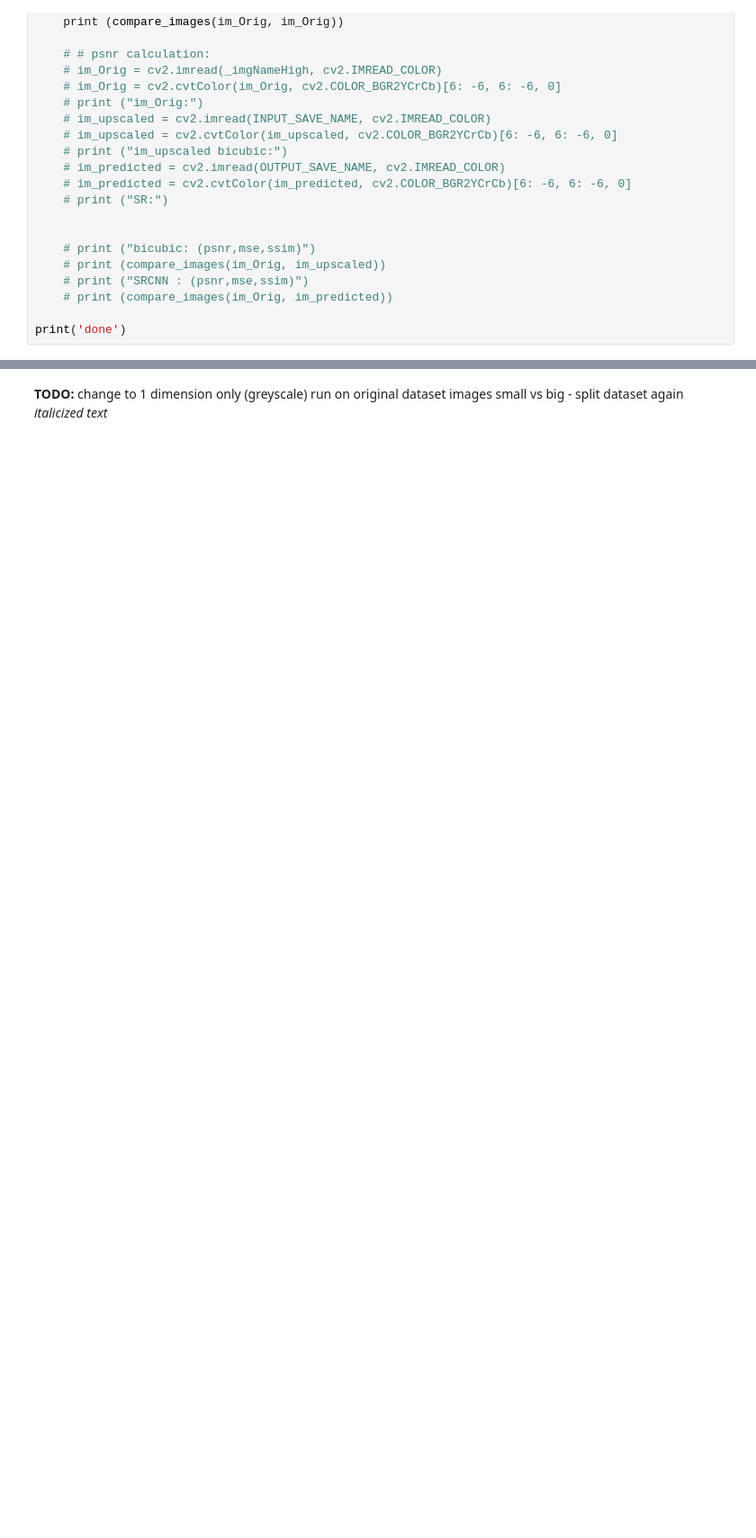
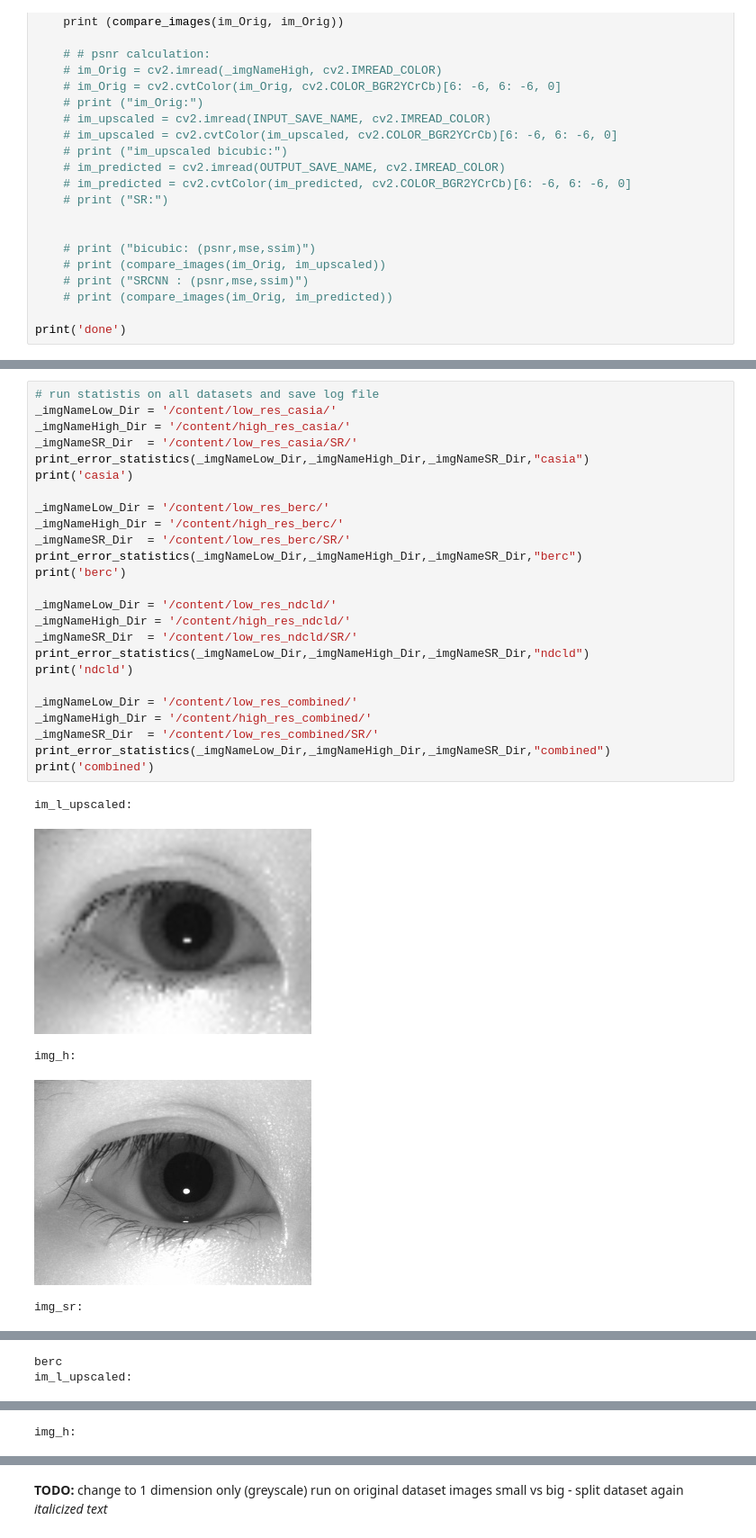
Before and after one commit to artiumb/IRIS_SR_CNN, a Jupyter notebook: SRCNN_Keras.ipynb, the cells around one changed output, grey strips where cells are left out. Shown: that part at 90% size. Saved outputs shown, nothing was run; the diff lists cells and outputs as text; blank space fills up the shorter version.

```diff
--- a/SRCNN_Keras.ipynb
+++ b/SRCNN_Keras.ipynb
@@ -873,0 +903,31 @@ done
+# %%
+# run statistis on all datasets and save log file
+_imgNameLow_Dir = '/content/low_res_casia/'
+_imgNameHigh_Dir = '/content/high_res_casia/'
+_imgNameSR_Dir  = '/content/low_res_casia/SR/'
+print_error_statistics(_imgNameLow_Dir,_imgNameHigh_Dir,_imgNameSR_Dir,"casia")
+print('casia')
+
+_imgNameLow_Dir = '/content/low_res_berc/'
+_imgNameHigh_Dir = '/content/high_res_berc/'
+_imgNameSR_Dir  = '/content/low_res_berc/SR/'
+print_error_statistics(_imgNameLow_Dir,_imgNameHigh_Dir,_imgNameSR_Dir,"berc")
+print('berc')
+
+_imgNameLow_Dir = '/content/low_res_ndcld/'
+_imgNameHigh_Dir = '/content/high_res_ndcld/'
+_imgNameSR_Dir  = '/content/low_res_ndcld/SR/'
+print_error_statistics(_imgNameLow_Dir,_imgNameHigh_Dir,_imgNameSR_Dir,"ndcld")
+print('ndcld')
+
+_imgNameLow_Dir = '/content/low_res_combined/'
+_imgNameHigh_Dir = '/content/high_res_combined/'
+_imgNameSR_Dir  = '/content/low_res_combined/SR/'
+print_error_statistics(_imgNameLow_Dir,_imgNameHigh_Dir,_imgNameSR_Dir,"combined")
+print('combined')
+# %% [output]
+im_l_upscaled:
+[figure, added]
+img_h:
+[figure, added]
+img_sr:
@@ -873,0 +935,2 @@ done
+berc
+im_l_upscaled:
@@ -873,0 +938 @@ done
+img_h:
```
Also changed, not shown: parts of 12 cells of this notebook.
